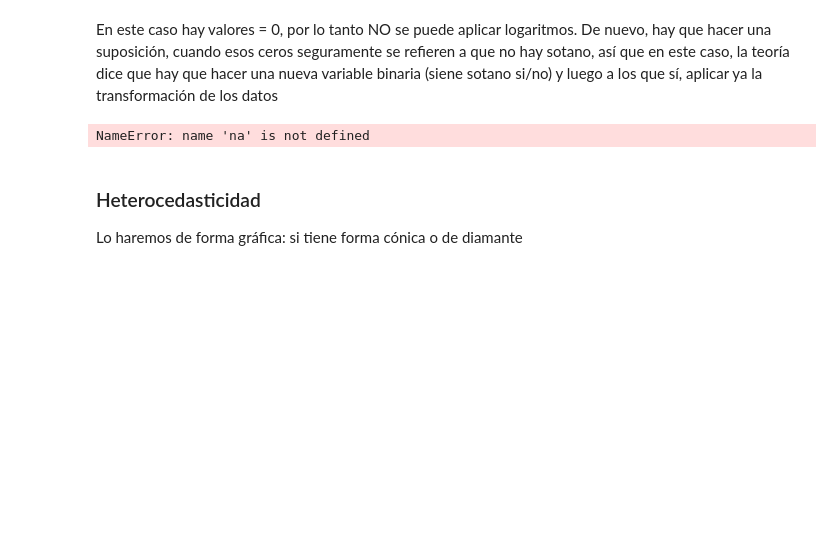
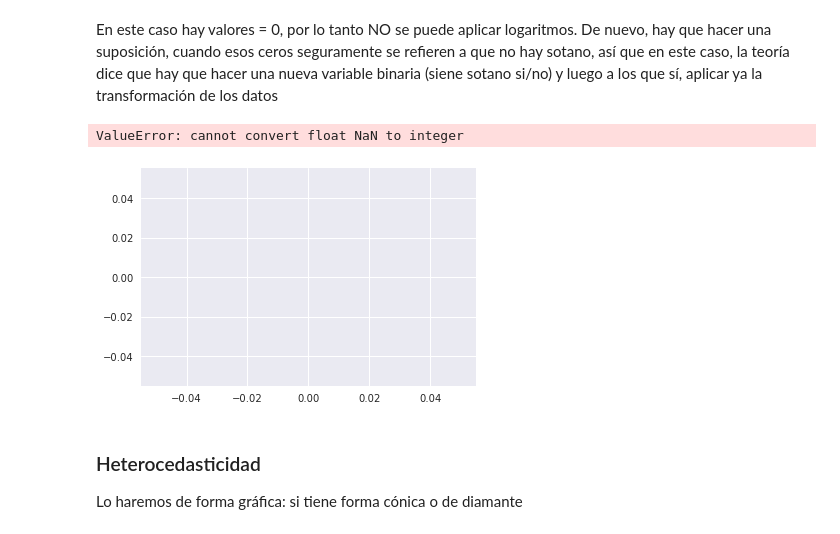
Before and after one commit to mmartglez/python_machine_learning, a Jupyter notebook: 0. Analisis Exploratorio de datos.ipynb, the cells around one changed output. Saved outputs shown, nothing was run; the diff lists cells and outputs as text; code cells hidden in the pictures; blank space fills up the shorter version.

```diff
--- a/0. Analisis Exploratorio de datos.ipynb
+++ b/0. Analisis Exploratorio de datos.ipynb
@@ -358,20 +358,20 @@ En este caso hay valores = 0, por lo tanto NO se puede aplicar logaritmos. De nu
 # %%
 df_train_log['ConBasement'] = 1
 df_train_log['ConBasement'][df_train_log['TotalBsmtSF'] ==0] = int (0)
 
 # Y ahora quitamos los 0 de TotalBsmtSF y hacemos el logaritmo
 df_train_log2 = pd.DataFrame(df_train_log)
-df_train_log2 ['TotalBsmtSF'][df_train_log['TotalBsmtSF'] ==0] = na
 
 # transformación logaritmica
-df_train_log2 ['TotalBsmtSF'] = np.log(df_train_log2['TotalBsmtSF'])
+df_train_log2 ['TotalBsmtSF'][df_train_log2 ['TotalBsmtSF']!= 0] = np.log(df_train_log2['TotalBsmtSF'])
 
 #transformed histogram and normal probability plot
 sns.distplot(df_train_log2['TotalBsmtSF'], fit=norm);
 fig = plt.figure()
 res = stats.probplot(df_train_log2['TotalBsmtSF'], plot=plt)
 # %% [output]
-NameError: name 'na' is not defined
+ValueError: cannot convert float NaN to integer
+[figure, added]
 # %% [markdown]
 
 ### Heterocedasticidad
```
Also changed, not shown: parts of 1 cell of this notebook.
